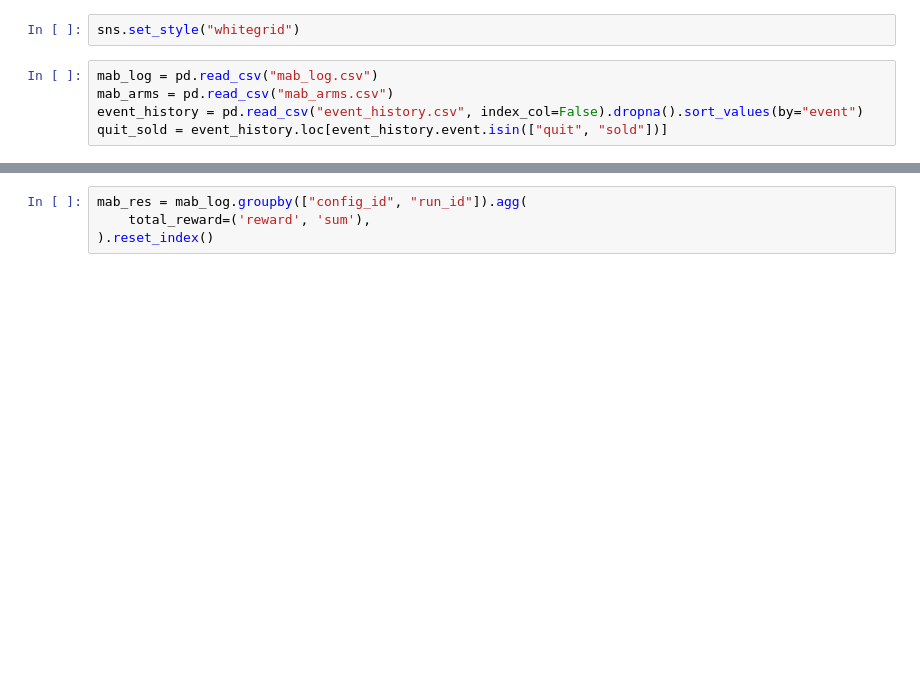
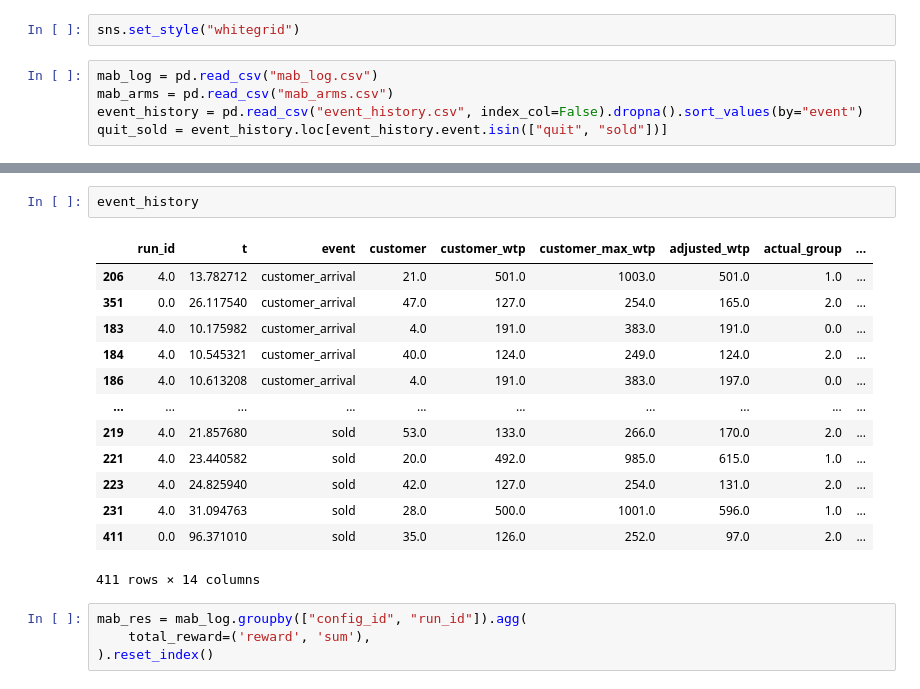
Before and after one commit to LaurinBrechter/personalized-pricing, a Jupyter notebook: results/mab_analysis.ipynb, the cells around one changed output, grey strips where cells are left out. Saved outputs shown, nothing was run; the diff lists cells and outputs as text; blank space fills up the shorter version.

```diff
--- a/results/mab_analysis.ipynb
+++ b/results/mab_analysis.ipynb
@@ -33,3 +55,19 @@ plot_event_history(axs[1], event_history.loc[event_history.run_id == 3])
+# %%
+event_history
+# %% [output]
+|  | run_id | t | event | customer | customer_wtp | customer_max_wtp | adjusted_wtp | actual_group | ... |
+| 206 | 4.0 | 13.782712 | customer_arrival | 21.0 | 501.0 | 1003.0 | 501.0 | 1.0 | ... |
+| 351 | 0.0 | 26.117540 | customer_arrival | 47.0 | 127.0 | 254.0 | 165.0 | 2.0 | ... |
+| 183 | 4.0 | 10.175982 | customer_arrival | 4.0 | 191.0 | 383.0 | 191.0 | 0.0 | ... |
+| 184 | 4.0 | 10.545321 | customer_arrival | 40.0 | 124.0 | 249.0 | 124.0 | 2.0 | ... |
+| 186 | 4.0 | 10.613208 | customer_arrival | 4.0 | 191.0 | 383.0 | 197.0 | 0.0 | ... |
+| ... | ... | ... | ... | ... | ... | ... | ... | ... | ... |
+| 219 | 4.0 | 21.857680 | sold | 53.0 | 133.0 | 266.0 | 170.0 | 2.0 | ... |
+| 221 | 4.0 | 23.440582 | sold | 20.0 | 492.0 | 985.0 | 615.0 | 1.0 | ... |
+| 223 | 4.0 | 24.825940 | sold | 42.0 | 127.0 | 254.0 | 131.0 | 2.0 | ... |
+| 231 | 4.0 | 31.094763 | sold | 28.0 | 500.0 | 1001.0 | 596.0 | 1.0 | ... |
+| 411 | 0.0 | 96.371010 | sold | 35.0 | 126.0 | 252.0 | 97.0 | 2.0 | ... |
+411 rows × 14 columns
 # %%
 mab_res = mab_log.groupby(["config_id", "run_id"]).agg(
     total_reward=('reward', 'sum'),
```
Also changed, not shown: parts of 5 cells of this notebook, 3 other files.
